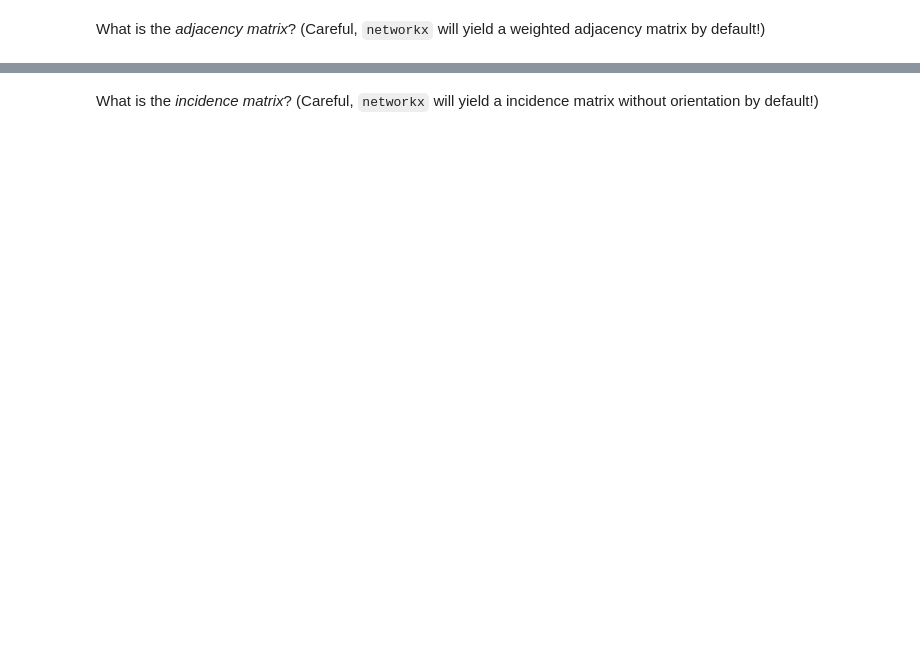
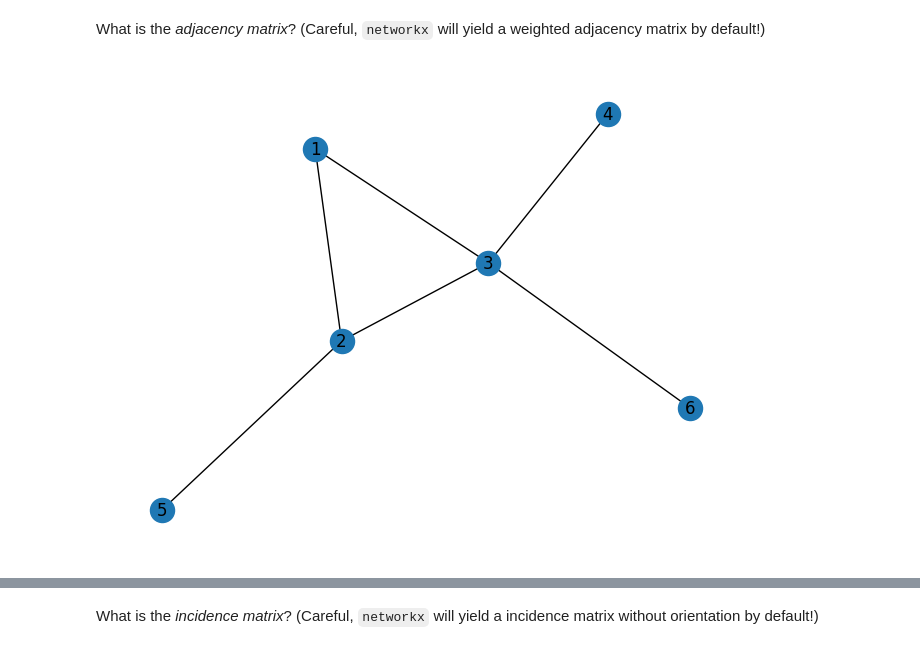
Before and after one commit to nicholas-abad/data-science-for-esm-private, a Jupyter notebook: data-science-for-esm/07-workshop-networkx.ipynb, the cells around one changed output, grey strips where cells are left out. Cells and saved outputs as stored; diff of their text form; code cells hidden in the pictures; blank space fills up the shorter version.

```diff
--- a/data-science-for-esm/07-workshop-networkx.ipynb
+++ b/data-science-for-esm/07-workshop-networkx.ipynb
@@ -286,6 +296,10 @@ pd.Series(nx.degree_histogram(G))
 dtype: int64
 # %% [markdown]
 What is the *adjacency matrix*? (Careful, `networkx` will yield a weighted adjacency matrix by default!)
+# %%
+nx.draw(G, with_labels=True)
+# %% [output]
+[figure, added]
 # %%
 A = nx.adjacency_matrix(G, weight=None).todense()
 # %%
```
Also changed, not shown: parts of 46 cells of this notebook.
